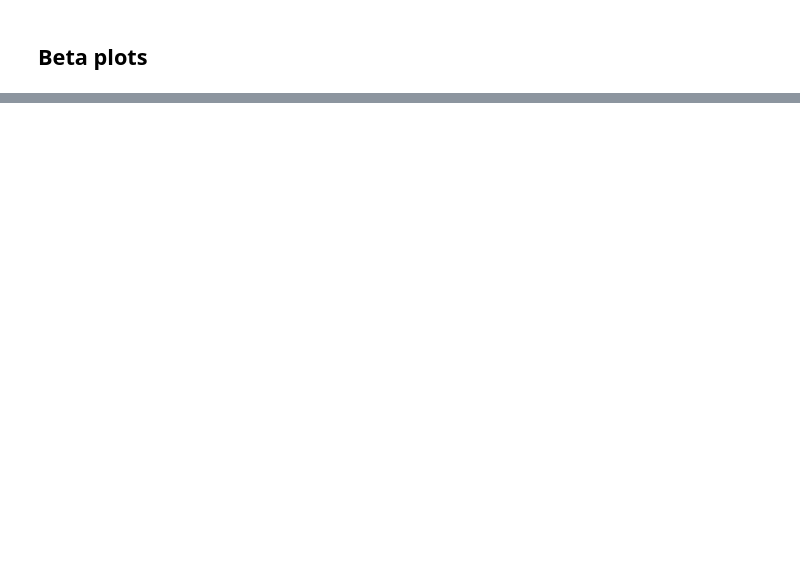
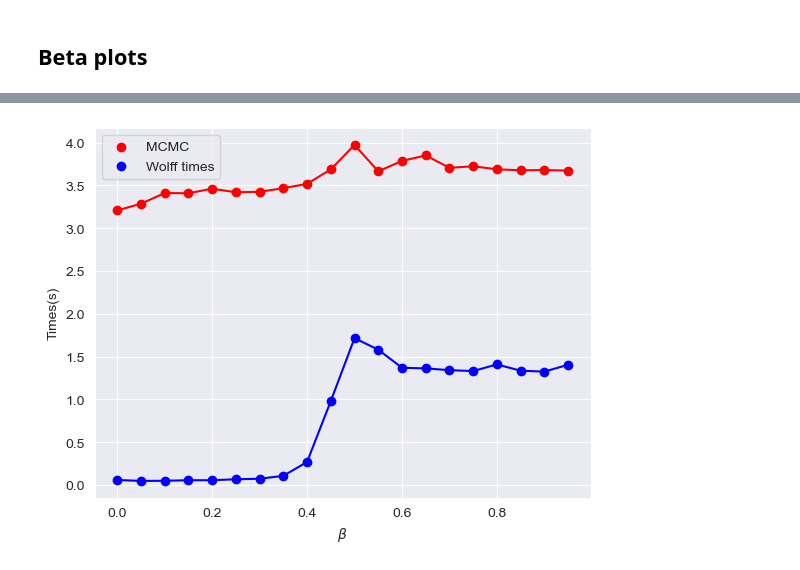
Before and after one commit to JHeczko/dataScience_kurs, a Jupyter notebook: classic_data_science/Markov_Chains/ising_model_wolff_simulation.ipynb, the cells around one changed output, grey strips where cells are left out. Cells and saved outputs as stored; diff of their text form; code cells hidden in the pictures; blank space fills up the shorter version.

```diff
--- a/classic_data_science/Markov_Chains/ising_model_wolff_simulation.ipynb
+++ b/classic_data_science/Markov_Chains/ising_model_wolff_simulation.ipynb
@@ -378,0 +473,13 @@ plot_stats(mag = mag_wolff, tot_en = tot_en_wolff, sus = sus_wolff, title_model=
+# %%
+plt.scatter(betas,stats_metropolis['times'], color="red",label="MCMC")
+plt.plot(betas,stats_metropolis['times'], color="red")
+plt.scatter(betas,stats_wolff['times'], color="blue",label="Wolff times")
+plt.plot(betas,stats_wolff['times'], color="blue")
+
+plt.xlabel(r"$\beta$")
+plt.ylabel("Times(s)")
+
+plt.legend()
+plt.show()
+# %% [output]
+[figure, added]
```
Also changed, not shown: parts of 20 cells of this notebook.
